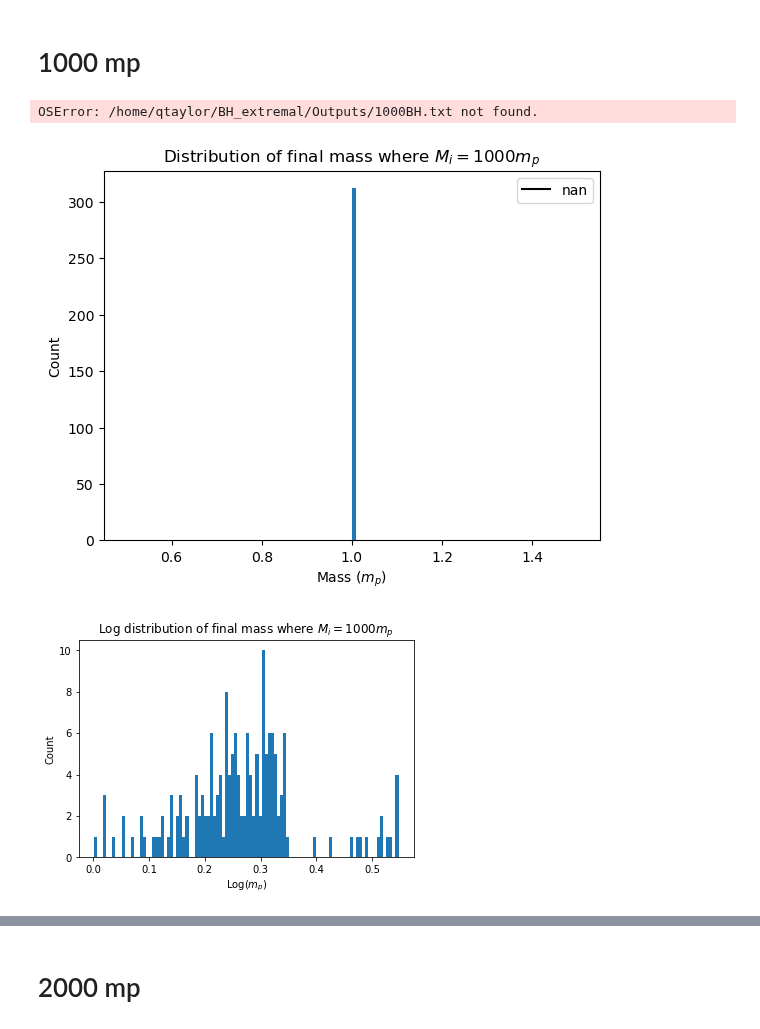
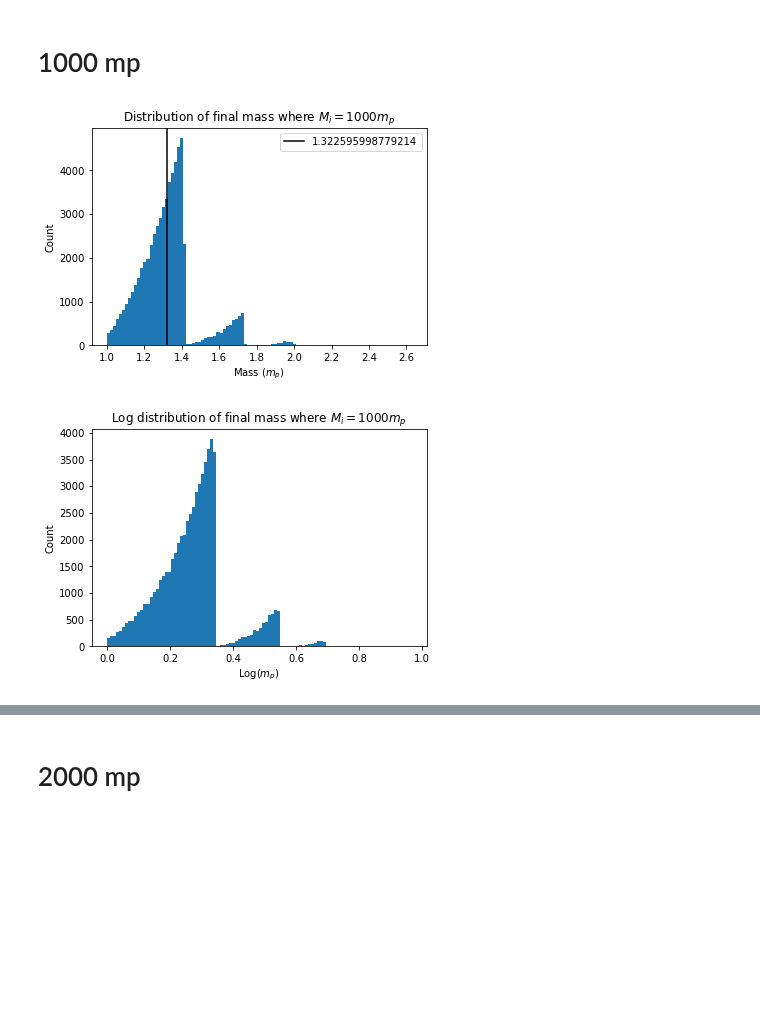
Before and after one commit to qtaylorphys/BH_Extremal, a Jupyter notebook: Analysis.ipynb, the cells around one changed output, grey strips where cells are left out. Saved outputs shown, nothing was run; the diff lists cells and outputs as text; code cells hidden in the pictures; blank space fills up the shorter version.

```diff
--- a/Analysis.ipynb
+++ b/Analysis.ipynb
@@ -217,26 +232,24 @@ plt.show()
 # %% [markdown]
 # 1000 mp
 # %%
-mass1k = np.loadtxt("/home/qtaylor/BH_extremal/Outputs/1000BH.txt", delimiter = ',')
+mass1k = np.loadtxt("/home/qtaylor/BH_extremal/Outputs/M_1000.txt", delimiter = ',')
 f1k = mass1k[:,2]
 a1k = np.where(mass1k[:,4] == 1)
 avg1k = np.mean(f1k[a1k])
-print("Number of Extremal BH's for M_i = 1000 mp:", len(f1k[a1k]))
+#print("Number of Extremal BH's for M_i = 1000 mp:", len(f1k[a1k]))
-# %% [output]
-OSError: /home/qtaylor/BH_extremal/Outputs/1000BH.txt not found.
 # %%
-plt.hist(f1k[:], bins = 100, density = False)
+plt.hist(f1k[a1k], bins = 100, density = False)
 plt.axvline(avg1k, color = 'black', label = avg1k)
 plt.legend()
 plt.title("Distribution of final mass where $M_i = 1000 m_p$")
 plt.xlabel("Mass ($m_p$)")
 plt.ylabel("Count")
 plt.savefig("/home/qtaylor/BH_extremal/Outputs/1000BH.png")
 plt.show()
 # %% [output]
-[figure, old version]
+[figure, new version]
 # %%
-plt.hist(np.log(fmass1k[fmass1k > 1]), bins = 100)
+plt.hist(np.log(f1k[a1k]), bins = 100)
 # plt.axvline(np.mean(fmass500[fmass500 > 1]), color = 'black', label = np.mean(fmass500[fmass500 > 1]) )
 # plt.legend()
 plt.title("Log distribution of final mass where $M_i = 1000 m_p$")
@@ -245,4 +258,4 @@ plt.ylabel("Count")
 plt.savefig("/home/qtaylor/BH_extremal/Outputs/Log1000BH.png")
 plt.show()
 # %% [output]
-[figure, old version]
+[figure, new version]
```
Also changed, not shown: parts of 13 cells of this notebook.
